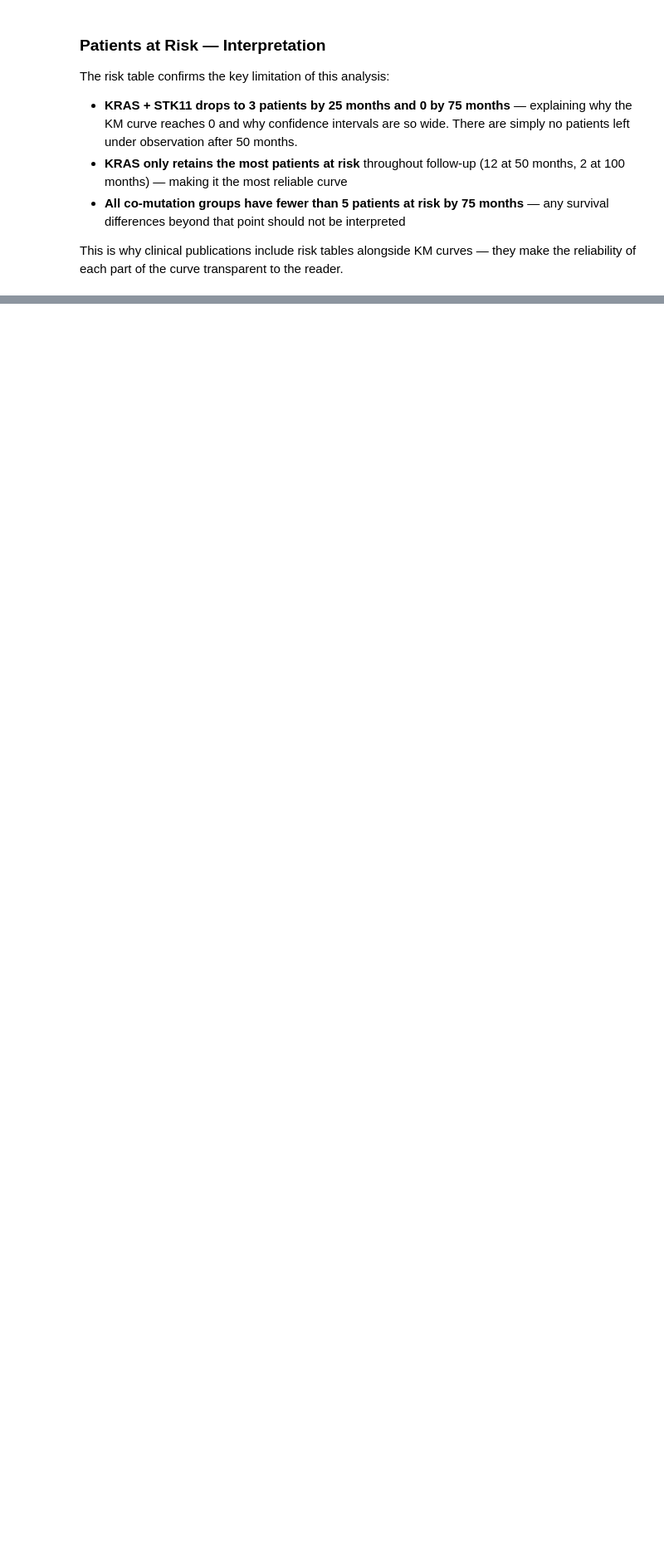
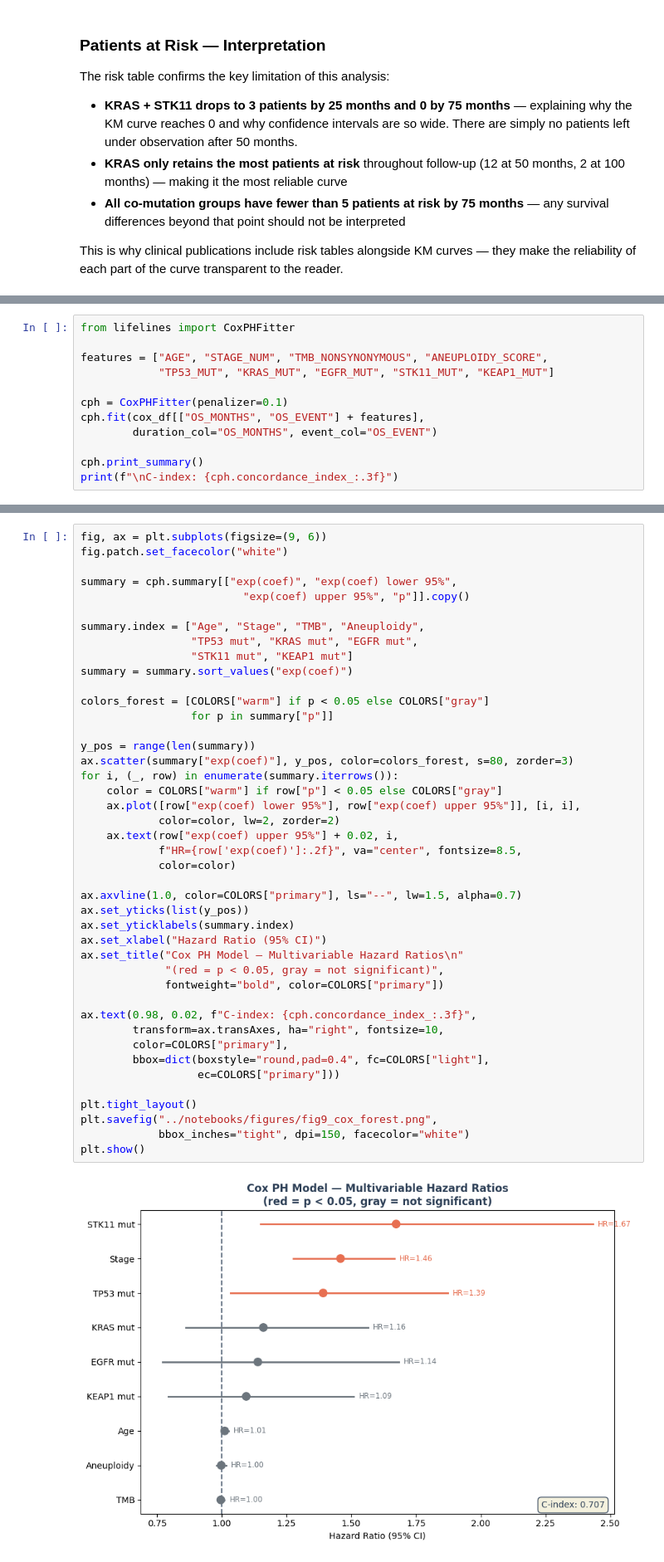
Before and after one commit to KelyNorel/tcga-luad-rwe, a Jupyter notebook: notebooks/01_eda.ipynb, the cells around one changed output, grey strips where cells are left out. Shown at 83% size. Cells and saved outputs as stored; diff of their text form; blank space fills up the shorter version.

Commit message:
add Cox model and ML prediction, complete notebook 01, update README

```diff
--- a/notebooks/01_eda.ipynb
+++ b/notebooks/01_eda.ipynb
@@ -688,0 +739,12 @@ they make the reliability of each part of the curve transparent to the reader.
+# %%
+from lifelines import CoxPHFitter
+
+features = ["AGE", "STAGE_NUM", "TMB_NONSYNONYMOUS", "ANEUPLOIDY_SCORE",
+            "TP53_MUT", "KRAS_MUT", "EGFR_MUT", "STK11_MUT", "KEAP1_MUT"]
+
+cph = CoxPHFitter(penalizer=0.1)
+cph.fit(cox_df[["OS_MONTHS", "OS_EVENT"] + features],
+        duration_col="OS_MONTHS", event_col="OS_EVENT")
+
+cph.print_summary()
+print(f"\nC-index: {cph.concordance_index_:.3f}")
@@ -688,0 +777,45 @@ they make the reliability of each part of the curve transparent to the reader.
+# %%
+fig, ax = plt.subplots(figsize=(9, 6))
+fig.patch.set_facecolor("white")
+
+summary = cph.summary[["exp(coef)", "exp(coef) lower 95%",
+                         "exp(coef) upper 95%", "p"]].copy()
+
+summary.index = ["Age", "Stage", "TMB", "Aneuploidy",
+                 "TP53 mut", "KRAS mut", "EGFR mut",
+                 "STK11 mut", "KEAP1 mut"]
+summary = summary.sort_values("exp(coef)")
+
+colors_forest = [COLORS["warm"] if p < 0.05 else COLORS["gray"]
+                 for p in summary["p"]]
+
+y_pos = range(len(summary))
+ax.scatter(summary["exp(coef)"], y_pos, color=colors_forest, s=80, zorder=3)
+for i, (_, row) in enumerate(summary.iterrows()):
+    color = COLORS["warm"] if row["p"] < 0.05 else COLORS["gray"]
+    ax.plot([row["exp(coef) lower 95%"], row["exp(coef) upper 95%"]], [i, i],
+            color=color, lw=2, zorder=2)
+    ax.text(row["exp(coef) upper 95%"] + 0.02, i,
+            f"HR={row['exp(coef)']:.2f}", va="center", fontsize=8.5,
+            color=color)
+
+ax.axvline(1.0, color=COLORS["primary"], ls="--", lw=1.5, alpha=0.7)
+ax.set_yticks(list(y_pos))
+ax.set_yticklabels(summary.index)
+ax.set_xlabel("Hazard Ratio (95% CI)")
+ax.set_title("Cox PH Model — Multivariable Hazard Ratios\n"
+             "(red = p < 0.05, gray = not significant)",
+             fontweight="bold", color=COLORS["primary"])
+
+ax.text(0.98, 0.02, f"C-index: {cph.concordance_index_:.3f}",
+        transform=ax.transAxes, ha="right", fontsize=10,
+        color=COLORS["primary"],
+        bbox=dict(boxstyle="round,pad=0.4", fc=COLORS["light"],
+                  ec=COLORS["primary"]))
+
+plt.tight_layout()
+plt.savefig("../notebooks/figures/fig9_cox_forest.png",
+            bbox_inches="tight", dpi=150, facecolor="white")
+plt.show()
+# %% [output]
+[figure, added]
```
Also changed, not shown: parts of 8 cells of this notebook, 3 other files.
